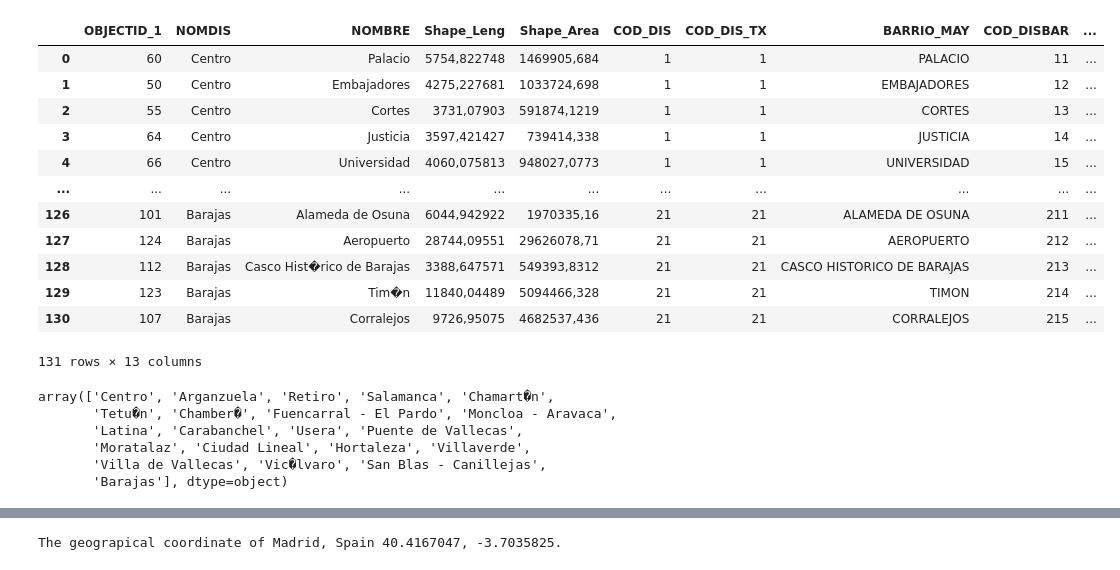
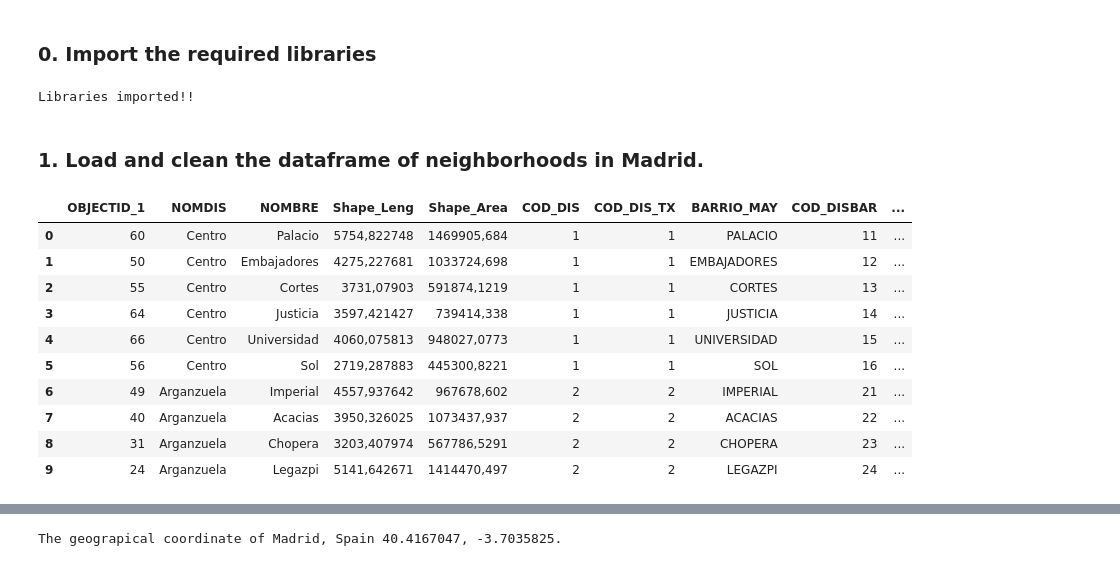
Before and after one commit to mikel-hernandezj/Coursera_Capstone, a Jupyter notebook: Capstone Project - Part II/Capstone_Project_Notebook.ipynb, the cells around one changed output, grey strips where cells are left out. Saved outputs shown, nothing was run; the diff lists cells and outputs as text; code cells hidden in the pictures.

```diff
--- a/Capstone Project - Part II/pruebas.ipynb
+++ b/Capstone Project - Part II/Capstone_Project_Notebook.ipynb
@@ -3,26 +18,40 @@ import pandas as pd
+# %% [markdown]
+### 0. Import the required libraries
+# %%
+#import required libraries
+import numpy as np
+import pandas as pd
+
+from geopy.geocoders import Nominatim # convert an address into latitude and longitude values
+import geocoder # to get coordinates
+
+import folium #to plot a map
+
+import requests #to make requests to the Foresquare API
+
+from sklearn.cluster import KMeans #for clustering stage
+
+import matplotlib.cm as cm
+import matplotlib.colors as colors
+
+print("Libraries imported!!")
+# %% [output]
+Libraries imported!!
+# %% [markdown]
+### 1. Load and clean the dataframe of neighborhoods in Madrid.
 # %%
+#read the dataframe
 df = pd.read_csv('Data/madrid_neighborhoods.csv', sep=';', error_bad_lines=False)
-df
+df.head(10)
 # %% [output]
 |  | OBJECTID_1 | NOMDIS | NOMBRE | Shape_Leng | Shape_Area | COD_DIS | COD_DIS_TX | BARRIO_MAY | COD_DISBAR | ... |
 | 0 | 60 | Centro | Palacio | 5754,822748 | 1469905,684 | 1 | 1 | PALACIO | 11 | ... |
 | 1 | 50 | Centro | Embajadores | 4275,227681 | 1033724,698 | 1 | 1 | EMBAJADORES | 12 | ... |
 | 2 | 55 | Centro | Cortes | 3731,07903 | 591874,1219 | 1 | 1 | CORTES | 13 | ... |
 | 3 | 64 | Centro | Justicia | 3597,421427 | 739414,338 | 1 | 1 | JUSTICIA | 14 | ... |
 | 4 | 66 | Centro | Universidad | 4060,075813 | 948027,0773 | 1 | 1 | UNIVERSIDAD | 15 | ... |
-| ... | ... | ... | ... | ... | ... | ... | ... | ... | ... | ... |
-| 126 | 101 | Barajas | Alameda de Osuna | 6044,942922 | 1970335,16 | 21 | 21 | ALAMEDA DE OSUNA | 211 | ... |
-| 127 | 124 | Barajas | Aeropuerto | 28744,09551 | 29626078,71 | 21 | 21 | AEROPUERTO | 212 | ... |
-| 128 | 112 | Barajas | Casco Hist�rico de Barajas | 3388,647571 | 549393,8312 | 21 | 21 | CASCO HISTORICO DE BARAJAS | 213 | ... |
-| 129 | 123 | Barajas | Tim�n | 11840,04489 | 5094466,328 | 21 | 21 | TIMON | 214 | ... |
-| 130 | 107 | Barajas | Corralejos | 9726,95075 | 4682537,436 | 21 | 21 | CORRALEJOS | 215 | ... |
+| 5 | 56 | Centro | Sol | 2719,287883 | 445300,8221 | 1 | 1 | SOL | 16 | ... |
+| 6 | 49 | Arganzuela | Imperial | 4557,937642 | 967678,602 | 2 | 2 | IMPERIAL | 21 | ... |
+| 7 | 40 | Arganzuela | Acacias | 3950,326025 | 1073437,937 | 2 | 2 | ACACIAS | 22 | ... |
+| 8 | 31 | Arganzuela | Chopera | 3203,407974 | 567786,5291 | 2 | 2 | CHOPERA | 23 | ... |
+| 9 | 24 | Arganzuela | Legazpi | 5141,642671 | 1414470,497 | 2 | 2 | LEGAZPI | 24 | ... |
-131 rows × 13 columns
-# %%
-df['NOMDIS'].unique()
-# %% [output]
-array(['Centro', 'Arganzuela', 'Retiro', 'Salamanca', 'Chamart�n',
-       'Tetu�n', 'Chamber�', 'Fuencarral - El Pardo', 'Moncloa - Aravaca',
-       'Latina', 'Carabanchel', 'Usera', 'Puente de Vallecas',
-       'Moratalaz', 'Ciudad Lineal', 'Hortaleza', 'Villaverde',
-       'Villa de Vallecas', 'Vic�lvaro', 'San Blas - Canillejas',
-       'Barajas'], dtype=object)
```
Also changed, not shown: parts of 25 cells of this notebook, 1 other file.
